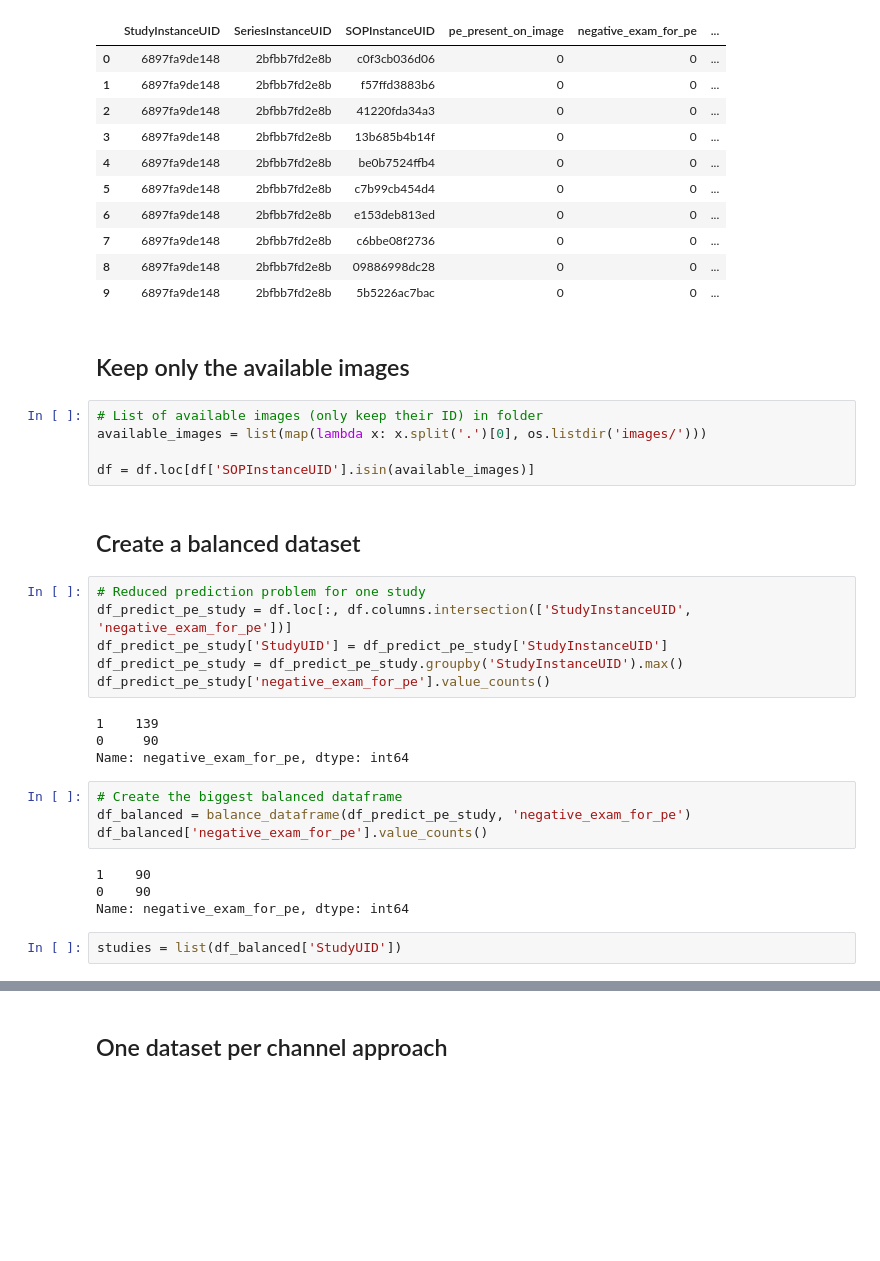
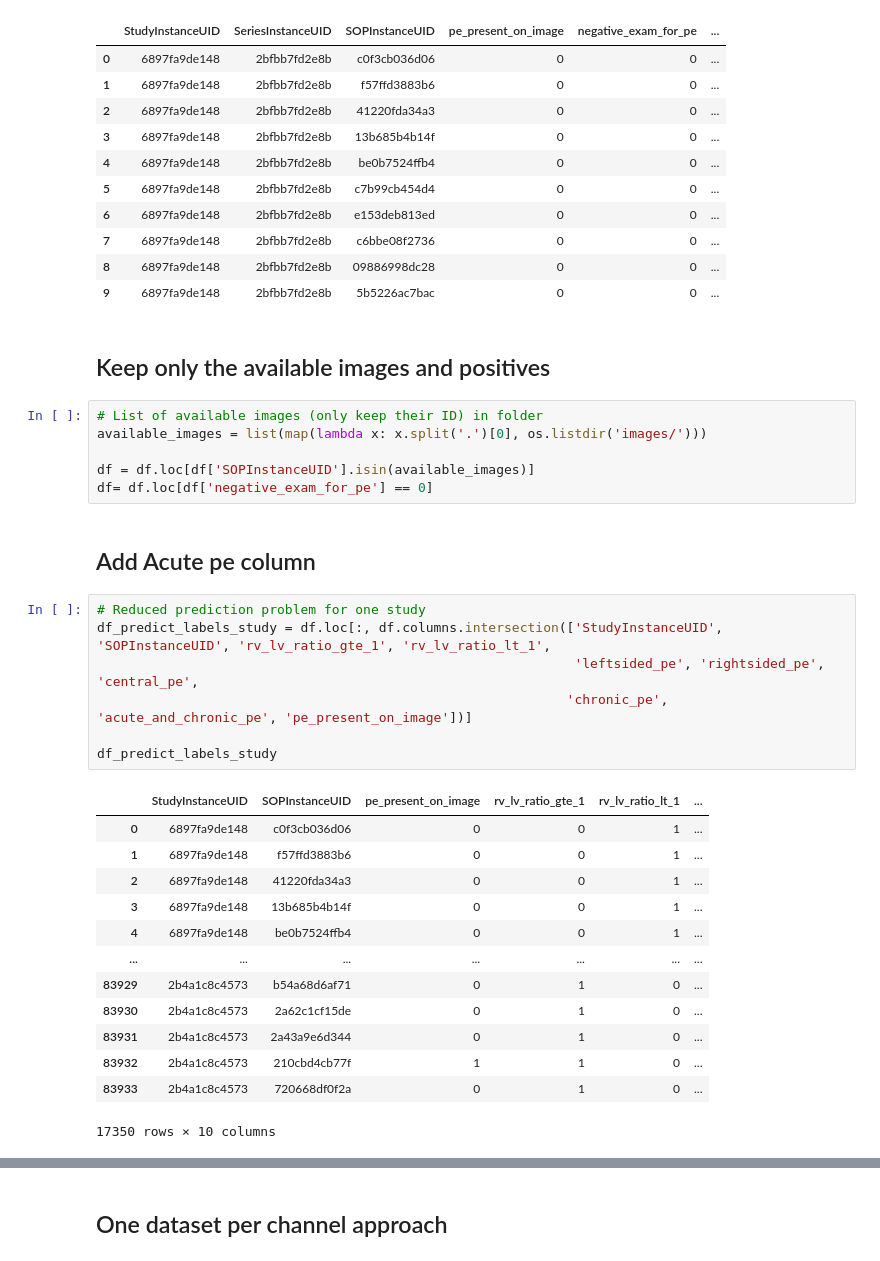
Before and after one commit to JohanChataigne/kaggle-pulmonary-embolism-detection, a Jupyter notebook: preprocessing_model_v5.ipynb, the cells around one changed output, grey strips where cells are left out. Saved outputs shown, nothing was run; the diff lists cells and outputs as text; blank space fills up the shorter version.

```diff
--- a/preprocessing_model_v5.ipynb
+++ b/preprocessing_model_v5.ipynb
@@ -32,31 +32,33 @@ df.head(n=10)
 | 8 | 6897fa9de148 | 2bfbb7fd2e8b | 09886998dc28 | 0 | 0 | ... |
 | 9 | 6897fa9de148 | 2bfbb7fd2e8b | 5b5226ac7bac | 0 | 0 | ... |
 # %% [markdown]
-## Keep only the available images
+## Keep only the available images and positives
 # %%
 # List of available images (only keep their ID) in folder
 available_images = list(map(lambda x: x.split('.')[0], os.listdir('images/')))
 
 df = df.loc[df['SOPInstanceUID'].isin(available_images)]
+df= df.loc[df['negative_exam_for_pe'] == 0]
-# %% [markdown]
-## Create a balanced dataset
+# %% [markdown]
+## Add Acute pe column
 # %%
 # Reduced prediction problem for one study
-df_predict_pe_study = df.loc[:, df.columns.intersection(['StudyInstanceUID', 'negative_exam_for_pe'])]
-df_predict_pe_study['StudyUID'] = df_predict_pe_study['StudyInstanceUID']
-df_predict_pe_study = df_predict_pe_study.groupby('StudyInstanceUID').max()
-df_predict_pe_study['negative_exam_for_pe'].value_counts()
+df_predict_labels_study = df.loc[:, df.columns.intersection(['StudyInstanceUID', 'SOPInstanceUID', 'rv_lv_ratio_gte_1', 'rv_lv_ratio_lt_1',
+                                                             'leftsided_pe', 'rightsided_pe', 'central_pe',
+                                                            'chronic_pe', 'acute_and_chronic_pe', 'pe_present_on_image'])]
+
+df_predict_labels_study
 # %% [output]
+|  | StudyInstanceUID | SOPInstanceUID | pe_present_on_image | rv_lv_ratio_gte_1 | rv_lv_ratio_lt_1 | ... |
+| 0 | 6897fa9de148 | c0f3cb036d06 | 0 | 0 | 1 | ... |
+| 1 | 6897fa9de148 | f57ffd3883b6 | 0 | 0 | 1 | ... |
+| 2 | 6897fa9de148 | 41220fda34a3 | 0 | 0 | 1 | ... |
+| 3 | 6897fa9de148 | 13b685b4b14f | 0 | 0 | 1 | ... |
+| 4 | 6897fa9de148 | be0b7524ffb4 | 0 | 0 | 1 | ... |
+| ... | ... | ... | ... | ... | ... | ... |
+| 83929 | 2b4a1c8c4573 | b54a68d6af71 | 0 | 1 | 0 | ... |
+| 83930 | 2b4a1c8c4573 | 2a62c1cf15de | 0 | 1 | 0 | ... |
+| 83931 | 2b4a1c8c4573 | 2a43a9e6d344 | 0 | 1 | 0 | ... |
+| 83932 | 2b4a1c8c4573 | 210cbd4cb77f | 1 | 1 | 0 | ... |
+| 83933 | 2b4a1c8c4573 | 720668df0f2a | 0 | 1 | 0 | ... |
-1    139
-0     90
-Name: negative_exam_for_pe, dtype: int64
+17350 rows × 10 columns
-# %%
-# Create the biggest balanced dataframe
-df_balanced = balance_dataframe(df_predict_pe_study, 'negative_exam_for_pe')
-df_balanced['negative_exam_for_pe'].value_counts()
-# %% [output]
-1    90
-0    90
-Name: negative_exam_for_pe, dtype: int64
-# %%
-studies = list(df_balanced['StudyUID'])
```
Also changed, not shown: parts of 5 cells of this notebook, 1 other file.
